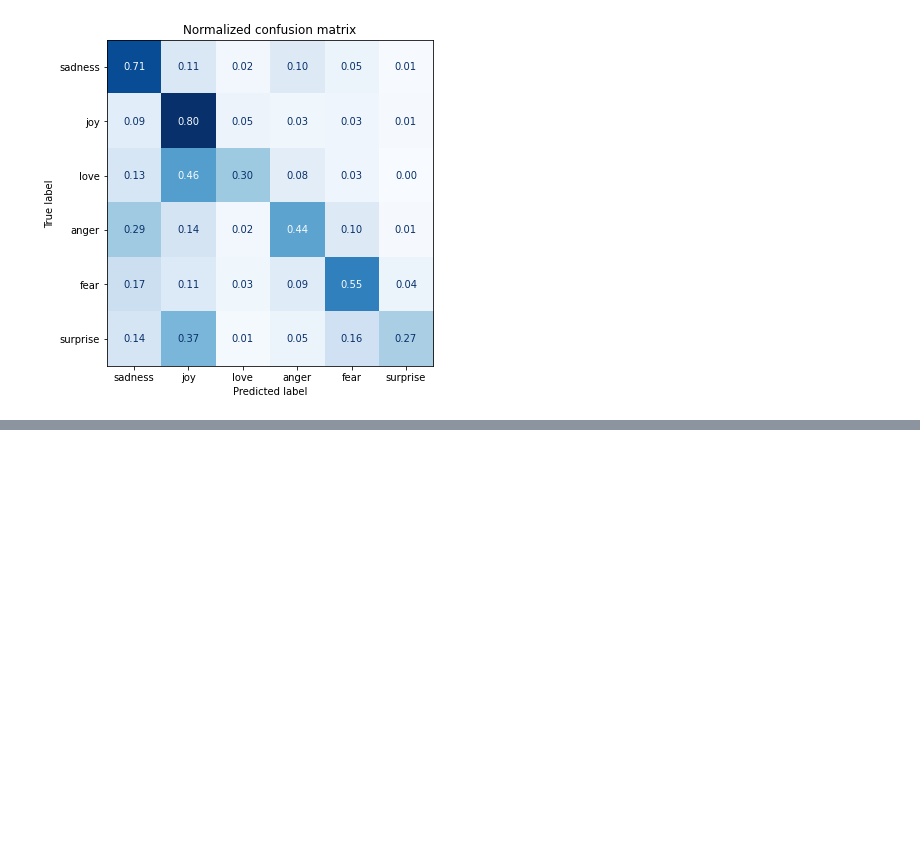
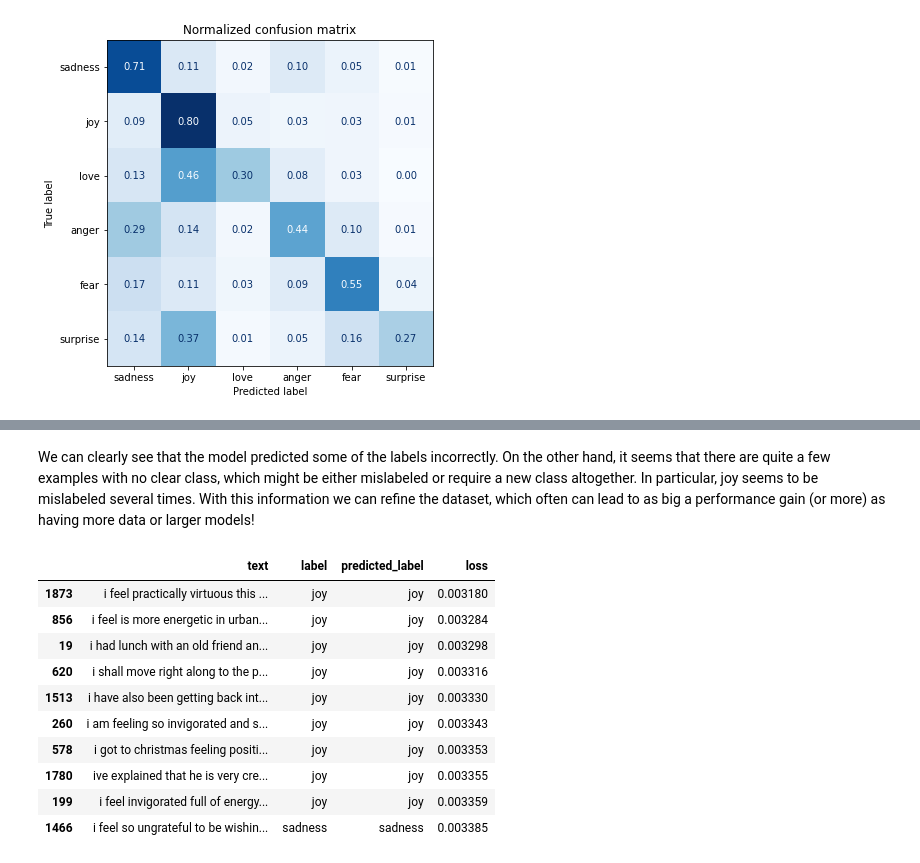
Before and after one commit to SuvroBaner/nlp-with-transformers-extended, a Jupyter notebook: classification.ipynb, the cells around one changed output, grey strips where cells are left out. Cells and saved outputs as stored; diff of their text form; code cells hidden in the pictures; blank space fills up the shorter version.

```diff
--- a/classification.ipynb
+++ b/classification.ipynb
@@ -575,0 +722,16 @@ From the Confusion Matrix we can see that
+# %% [markdown]
+We can clearly see that the model predicted some of the labels incorrectly. On the other hand, it seems that there are quite a few examples with no clear class, which might be either mislabeled or require a new class altogether. In particular, joy seems to be mislabeled several times. With this information we can refine the dataset, which often can lead to as big a performance gain (or more) as having more data or larger models!
+# %%
+df_test.sort_values("loss", ascending=True).head(10)
+# %% [output]
+|  | text | label | predicted_label | loss |
+| 1873 | i feel practically virtuous this ... | joy | joy | 0.003180 |
+| 856 | i feel is more energetic in urban... | joy | joy | 0.003284 |
+| 19 | i had lunch with an old friend an... | joy | joy | 0.003298 |
+| 620 | i shall move right along to the p... | joy | joy | 0.003316 |
+| 1513 | i have also been getting back int... | joy | joy | 0.003330 |
+| 260 | i am feeling so invigorated and s... | joy | joy | 0.003343 |
+| 578 | i got to christmas feeling positi... | joy | joy | 0.003353 |
+| 1780 | ive explained that he is very cre... | joy | joy | 0.003355 |
+| 199 | i feel invigorated full of energy... | joy | joy | 0.003359 |
+| 1466 | i feel so ungrateful to be wishin... | sadness | sadness | 0.003385 |
```
Also changed, not shown: parts of 38 cells of this notebook, 1 other file.
